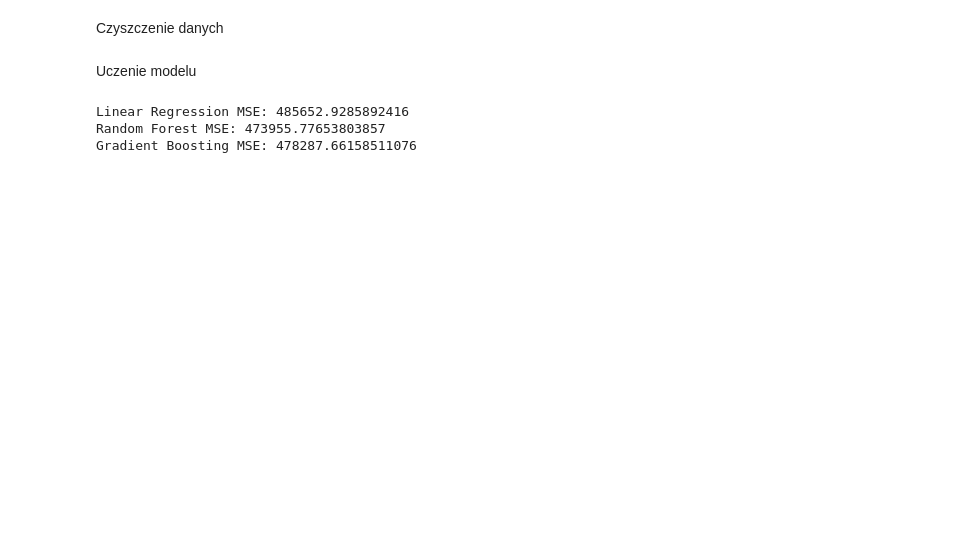
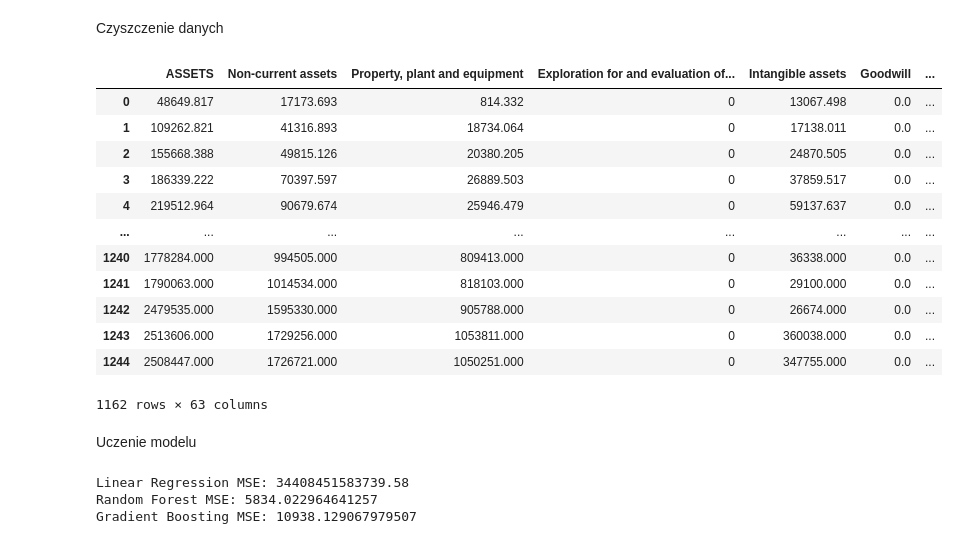
Before and after one commit to MehowBd/Evolutionary-optimization-of-the-capital-and-asset-structure, a Jupyter notebook: main.ipynb, the cells around one changed output. Cells and saved outputs as stored; diff of their text form; code cells hidden in the pictures; blank space fills up the shorter version.

```diff
--- a/main.ipynb
+++ b/main.ipynb
@@ -75,5 +108,22 @@ print(data)
 Czyszczenie danych
 # %%
 data = data.fillna(0)
+data = data.apply(pd.to_numeric, errors='coerce')
+data = data[data['ASSETS'] > 0]
+y = data['market_value']
 X = data.drop('market_value', axis=1)
-y = data['market_value']
+X
+# %% [output]
+|  | ASSETS | Non-current assets | Property, plant and equipment | Exploration for and evaluation of... | Intangible assets | Goodwill | ... |
+| 0 | 48649.817 | 17173.693 | 814.332 | 0 | 13067.498 | 0.0 | ... |
+| 1 | 109262.821 | 41316.893 | 18734.064 | 0 | 17138.011 | 0.0 | ... |
+| 2 | 155668.388 | 49815.126 | 20380.205 | 0 | 24870.505 | 0.0 | ... |
+| 3 | 186339.222 | 70397.597 | 26889.503 | 0 | 37859.517 | 0.0 | ... |
+| 4 | 219512.964 | 90679.674 | 25946.479 | 0 | 59137.637 | 0.0 | ... |
+| ... | ... | ... | ... | ... | ... | ... | ... |
+| 1240 | 1778284.000 | 994505.000 | 809413.000 | 0 | 36338.000 | 0.0 | ... |
+| 1241 | 1790063.000 | 1014534.000 | 818103.000 | 0 | 29100.000 | 0.0 | ... |
+| 1242 | 2479535.000 | 1595330.000 | 905788.000 | 0 | 26674.000 | 0.0 | ... |
+| 1243 | 2513606.000 | 1729256.000 | 1053811.000 | 0 | 360038.000 | 0.0 | ... |
+| 1244 | 2508447.000 | 1726721.000 | 1050251.000 | 0 | 347755.000 | 0.0 | ... |
+1162 rows × 63 columns
@@ -80,7 +158,7 @@ y = data['market_value']
 # %% [markdown]
 Uczenie modelu
 # %%
-X_train, X_test, y_train, y_test = train_test_split(X, y, test_size=0.2, random_state=42)
+X_train, X_test, y_train, y_test = train_test_split(X_norm, y_norm, test_size=0.2, random_state=42)
 
 models = {
     'Linear Regression': LinearRegression(),
@@ -97,6 +175,6 @@ for name, model in models.items():
     mse = mean_squared_error(y_test, y_pred)
     print(f'{name} MSE: {mse}')
 # %% [output]
-Linear Regression MSE: 485652.9285892416
-Random Forest MSE: 473955.77653803857
-Gradient Boosting MSE: 478287.66158511076
+Linear Regression MSE: 34408451583739.58
+Random Forest MSE: 5834.022964641257
+Gradient Boosting MSE: 10938.129067979507
```
Also changed, not shown: parts of 7 cells of this notebook.
